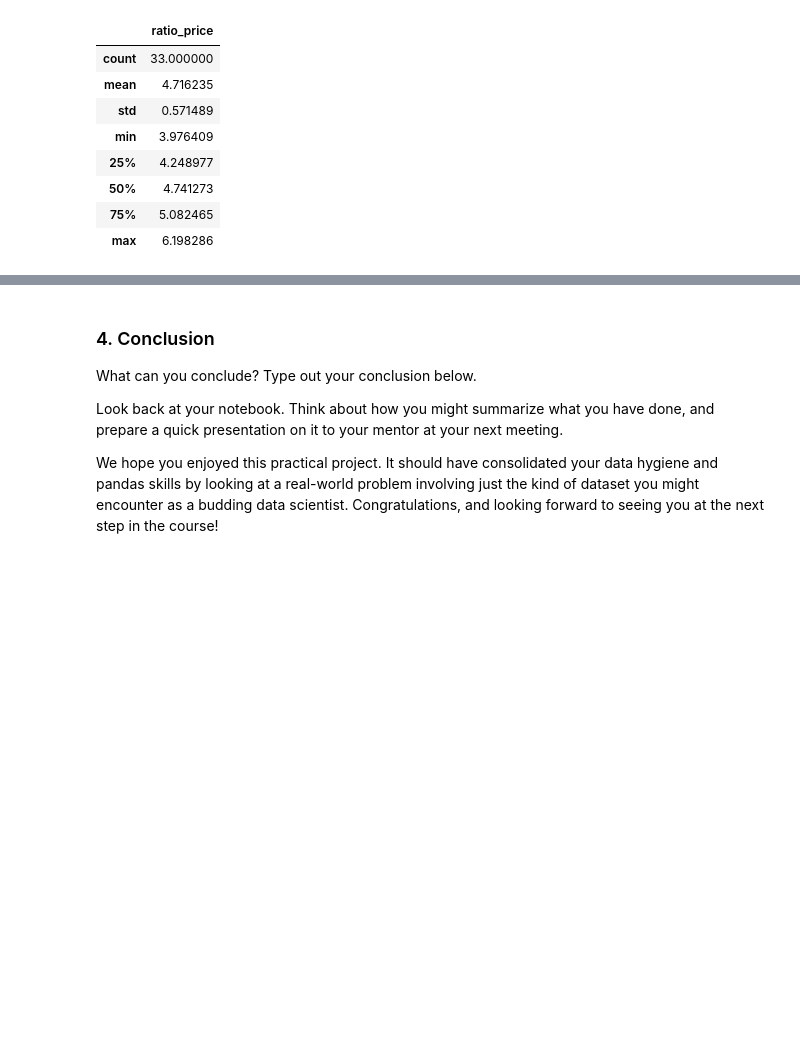
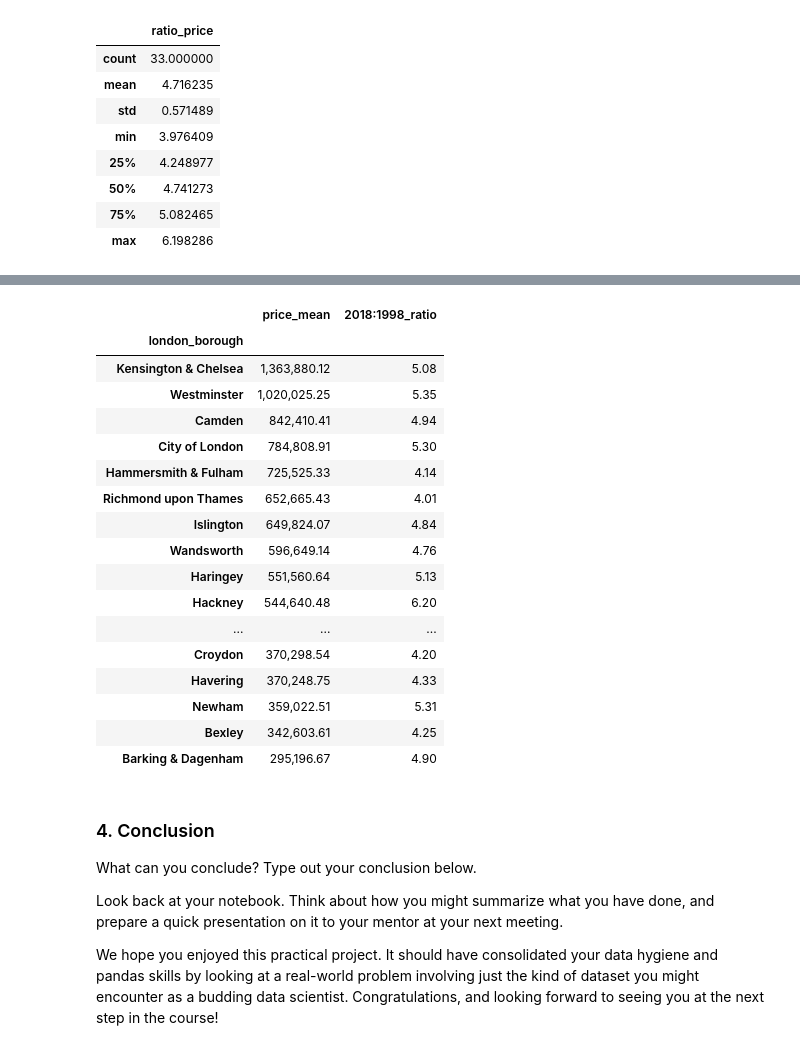
Before and after one commit to BrettlyCD/london-housing, a Jupyter notebook: london_housing.ipynb, the cells around one changed output, grey strips where cells are left out. Saved outputs shown, nothing was run; the diff lists cells and outputs as text; code cells hidden in the pictures; blank space fills up the shorter version.

Commit message:
Add summary table and cleanup markdown.

```diff
--- a/london_housing.ipynb
+++ b/london_housing.ipynb
@@ -406,3 +422,28 @@ plt.show()
+# %%
+final_df = df18.merge(price_ratio.reset_index(), how='left', left_on='borough', right_on='london_borough')
+# %%
+final_df = final_df[['borough','price_avg','ratio_price']].rename(columns={'borough': 'london_borough', 'price_avg': 'price_mean', 'ratio_price': '2018:1998_ratio'}).set_index('london_borough')
+# %%
+final_df
+# %% [output]
+|  | price_mean | 2018:1998_ratio |
+| london_borough |  |  |
+| Kensington & Chelsea | 1,363,880.12 | 5.08 |
+| Westminster | 1,020,025.25 | 5.35 |
+| Camden | 842,410.41 | 4.94 |
+| City of London | 784,808.91 | 5.30 |
+| Hammersmith & Fulham | 725,525.33 | 4.14 |
+| Richmond upon Thames | 652,665.43 | 4.01 |
+| Islington | 649,824.07 | 4.84 |
+| Wandsworth | 596,649.14 | 4.76 |
+| Haringey | 551,560.64 | 5.13 |
+| Hackney | 544,640.48 | 6.20 |
+| ... | ... | ... |
+| Croydon | 370,298.54 | 4.20 |
+| Havering | 370,248.75 | 4.33 |
+| Newham | 359,022.51 | 5.31 |
+| Bexley | 342,603.61 | 4.25 |
+| Barking & Dagenham | 295,196.67 | 4.90 |
 # %% [markdown]
 ### 4. Conclusion
 What can you conclude? Type out your conclusion below.
```
Also changed, not shown: parts of 9 cells of this notebook.
